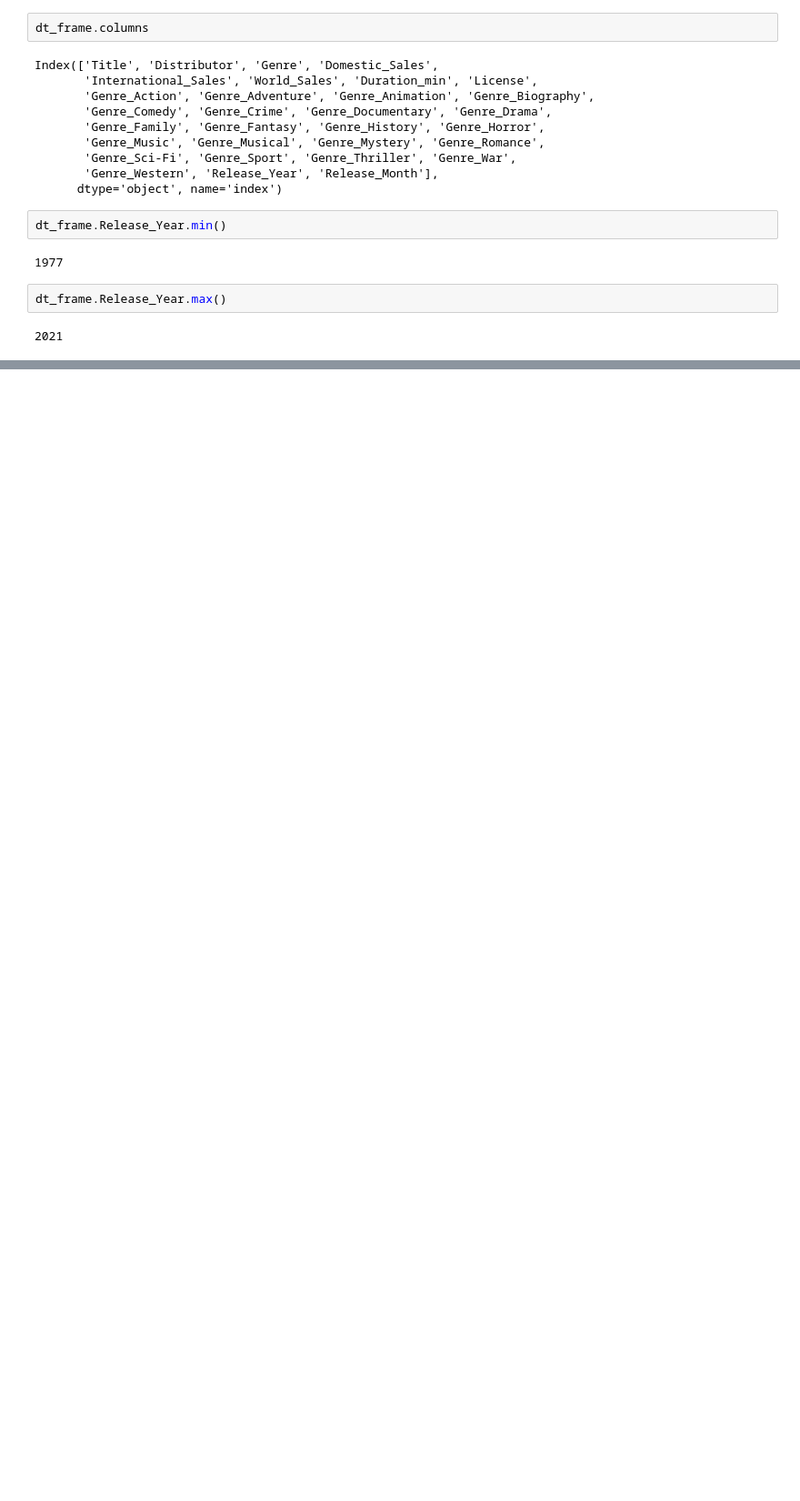
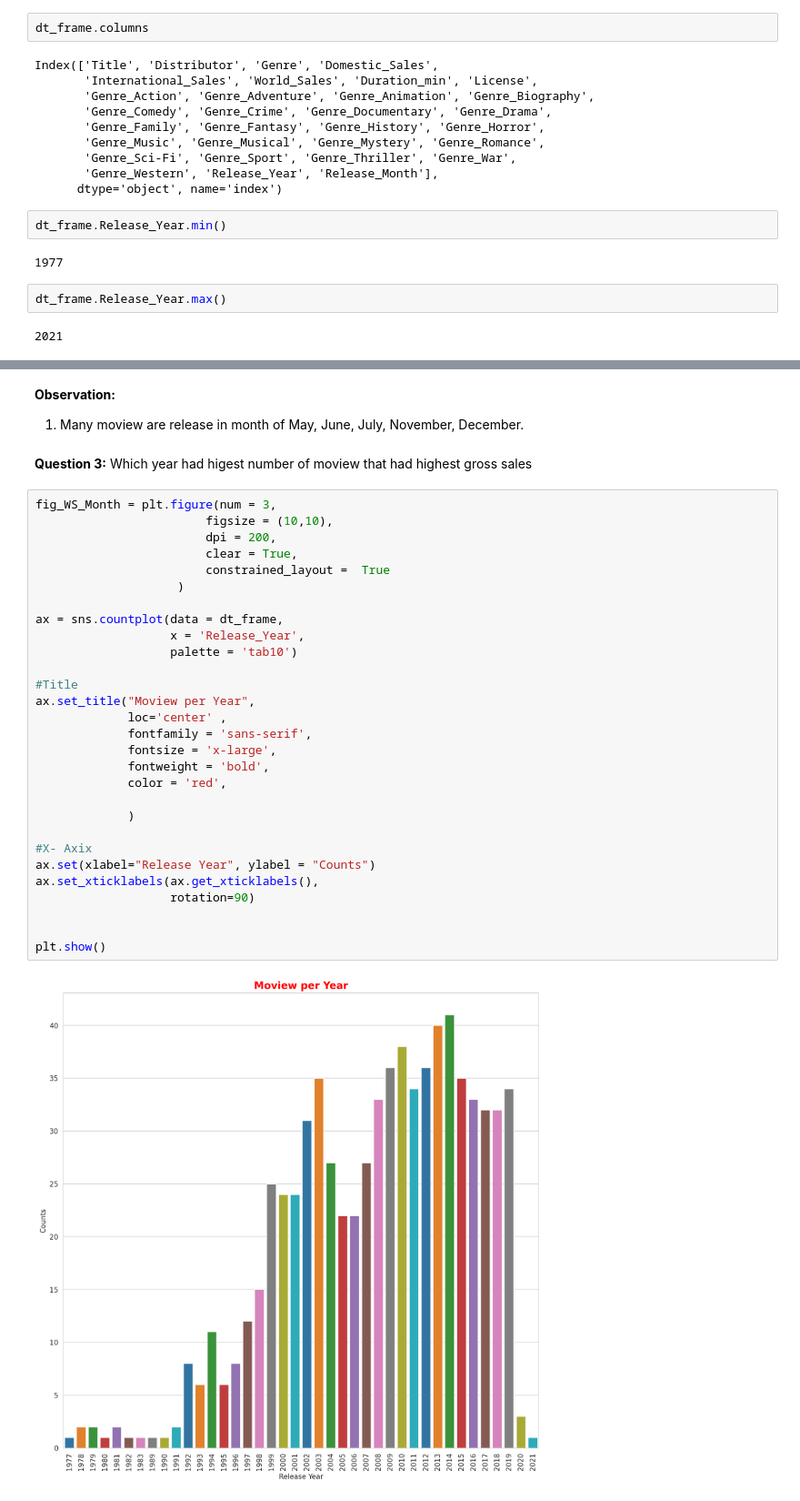
Before and after one commit to SmithaUpadhyaya/exploratory_data_analysis, a Jupyter notebook: highest-gross-movies-eda.ipynb, the cells around one changed output, grey strips where cells are left out. Shown at 91% size. Saved outputs shown, nothing was run; the diff lists cells and outputs as text; blank space fills up the shorter version.

```diff
--- a/highest-gross-movies-eda.ipynb
+++ b/highest-gross-movies-eda.ipynb
@@ -343,0 +492,36 @@ Summary:
+# %% [markdown]
+**Observation:**
+1. Many moview are release in month of May, June, July, November, December.
+# %% [markdown]
+**Question 3:** Which year had higest number of moview that had highest gross sales
+# %%
+fig_WS_Month = plt.figure(num = 3,
+                        figsize = (10,10),
+                        dpi = 200,
+                        clear = True,
+                        constrained_layout =  True
+                    )
+
+ax = sns.countplot(data = dt_frame,
+                   x = 'Release_Year',
+                   palette = 'tab10')
+
+#Title
+ax.set_title("Moview per Year",
+             loc='center' ,
+             fontfamily = 'sans-serif',
+             fontsize = 'x-large',
+             fontweight = 'bold',
+             color = 'red',
+
+             )
+
+#X- Axix
+ax.set(xlabel="Release Year", ylabel = "Counts")
+ax.set_xticklabels(ax.get_xticklabels(),
+                   rotation=90)
+
+
+plt.show()
+# %% [output]
+[figure, added]
```
Also changed, not shown: parts of 18 cells of this notebook.
